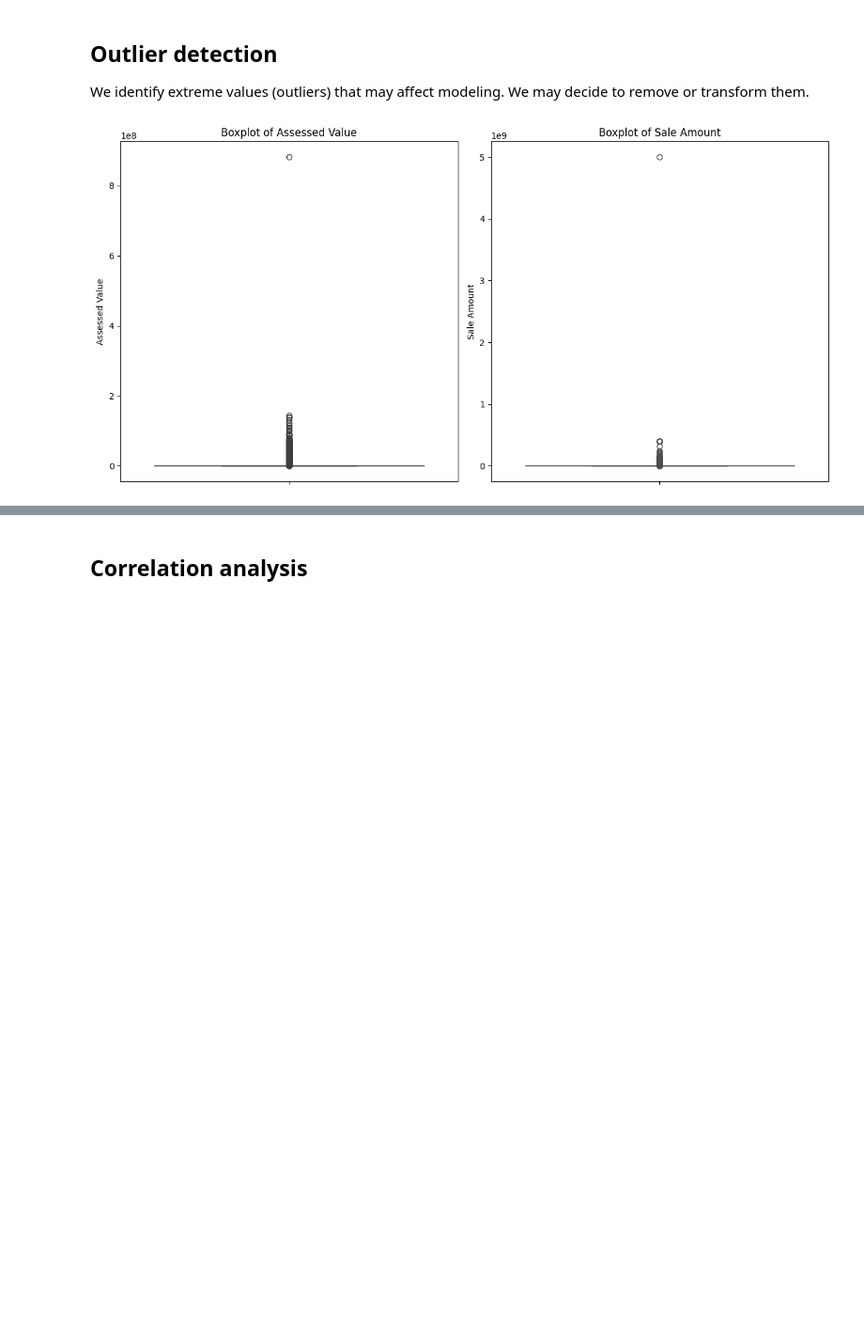
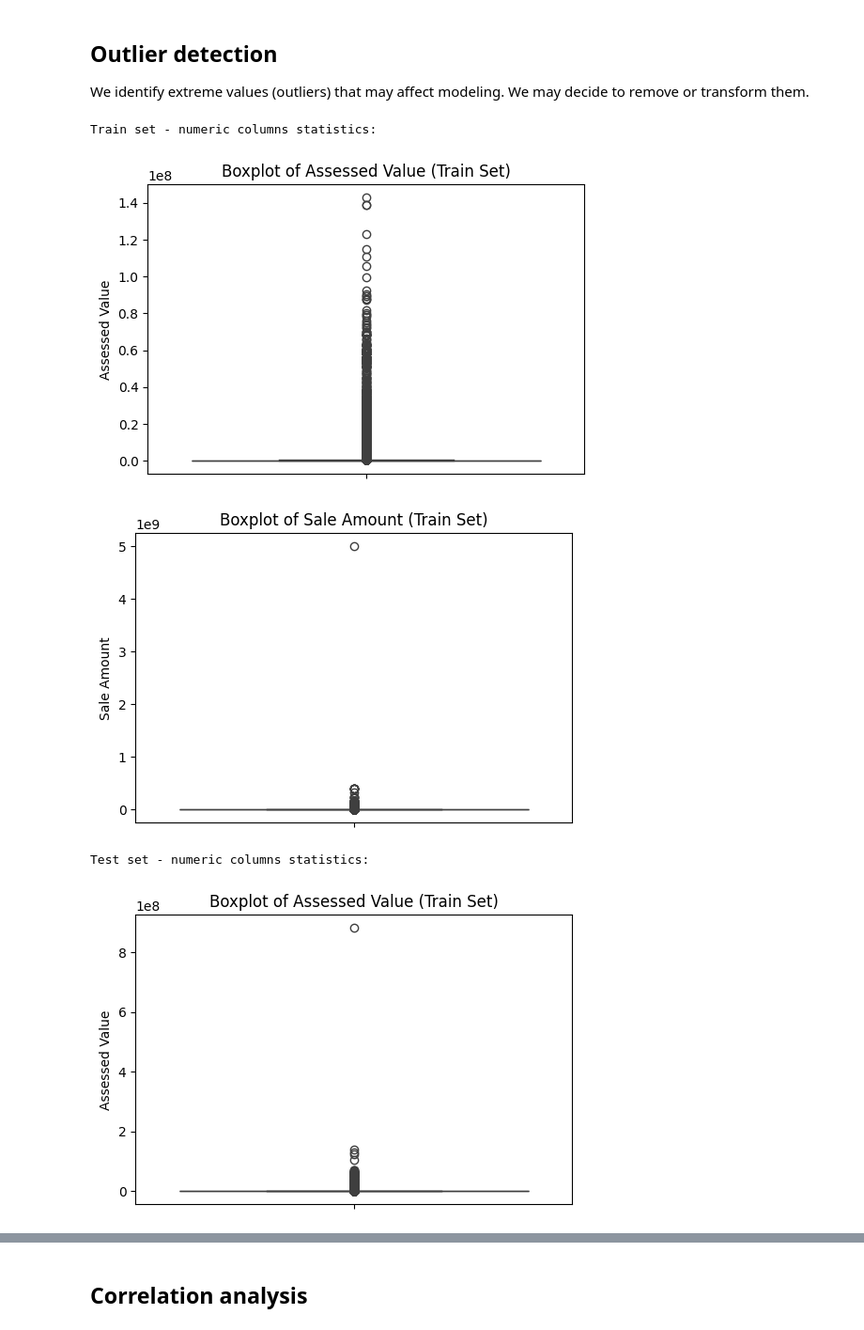
Before and after one commit to The-Fool-cmd/Real-Estate-ML, a Jupyter notebook: part_1.ipynb, the cells around one changed output, grey strips where cells are left out. Shown at 94% size. Saved outputs shown, nothing was run; the diff lists cells and outputs as text; code cells hidden in the pictures; blank space fills up the shorter version.

```diff
--- a/part_1.ipynb
+++ b/part_1.ipynb
@@ -197,17 +197,27 @@ We identify extreme values (outliers) that may affect modeling. We may decide to
 # %%
 import matplotlib.pyplot as plt
 import seaborn as sns
 
 num_cols = ["Assessed Value", "Sale Amount"]
 
-plt.figure(figsize=(12, 6))
-plt.subplot(1, 2, 1)
-sns.boxplot(y=df['Assessed Value'])
-plt.title('Boxplot of Assessed Value')
-plt.subplot(1, 2, 2)
-sns.boxplot(y=df['Sale Amount'], color='orange')
-plt.title('Boxplot of Sale Amount')
-plt.tight_layout()
-plt.show()
+print("Train set - numeric columns statistics:")
+for col in num_cols:
+    plt.figure(figsize=(6, 4))
+    sns.boxplot(y=train_df[col])
+    plt.title(f"Boxplot of {col} (Train Set)")
+    plt.ylabel(col)
+    plt.show()
+
+print ("Test set - numeric columns statistics:")
+for col in num_cols:
+    plt.figure(figsize=(6, 4))
+    sns.boxplot(y=test_df[col])
+    plt.title(f"Boxplot of {col} (Train Set)")
+    plt.ylabel(col)
+    plt.show()
 # %% [output]
+Train set - numeric columns statistics:
-[figure, old version]
+[figure, new version]
+[figure, added]
+Test set - numeric columns statistics:
+[figure, added]
```
Also changed, not shown: parts of 8 cells of this notebook.
